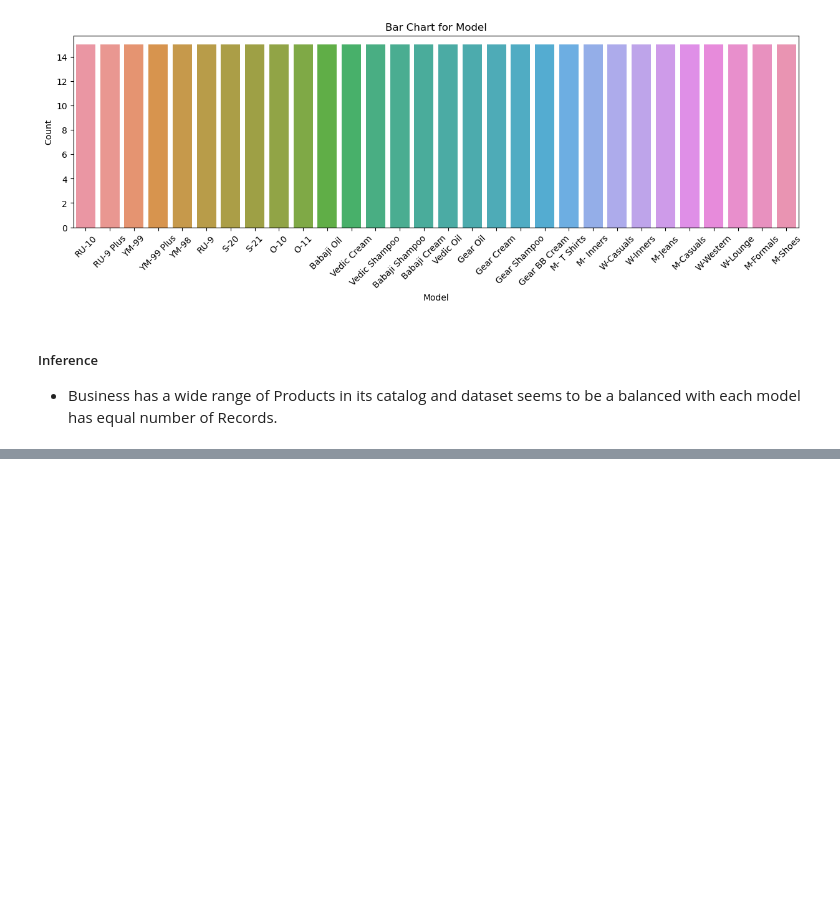
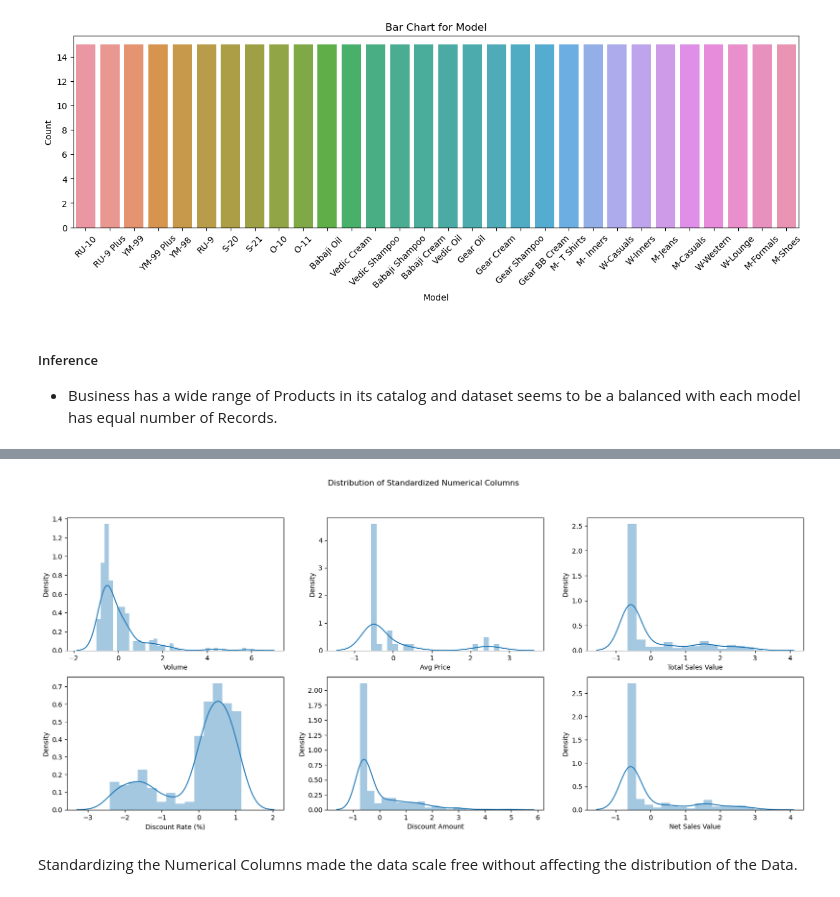
Before and after one commit to Priyanshu501/Assignments, a Jupyter notebook: Basic stats - 1/Basic_Stats-1.ipynb, the cells around one changed output, grey strips where cells are left out. Saved outputs shown, nothing was run; the diff lists cells and outputs as text; code cells hidden in the pictures; blank space fills up the shorter version.

```diff
--- a/Basic stats - 1/Basic_Stats-1.ipynb
+++ b/Basic stats - 1/Basic_Stats-1.ipynb
@@ -442,0 +447,5 @@ plt.show()
+# %%
+mean = numcol.mean()
+stddev = numcol.std()
+
+standardized_df = (numcol - mean) / stddev
@@ -442,0 +485,14 @@ plt.show()
+# %%
+fig, axs = plt.subplots(2,3, figsize=(20,8))
+sns.distplot(standardized_df['Volume'], ax=axs[0,0])
+sns.distplot(standardized_df['Avg Price'], ax=axs[0,1])
+sns.distplot(standardized_df['Total Sales Value'], ax=axs[0,2])
+sns.distplot(standardized_df['Discount Rate (%)'], ax=axs[1,0])
+sns.distplot(standardized_df['Discount Amount'], ax=axs[1,1])
+sns.distplot(standardized_df['Net Sales Value'], ax=axs[1,2])
+plt.suptitle('Distribution of Standardized Numerical Columns')
+plt.show()
+# %% [output]
+[figure, added]
+# %% [markdown]
+Standardizing the Numerical Columns made the data scale free without affecting the distribution of the Data.
```
Also changed, not shown: parts of 7 cells of this notebook.
